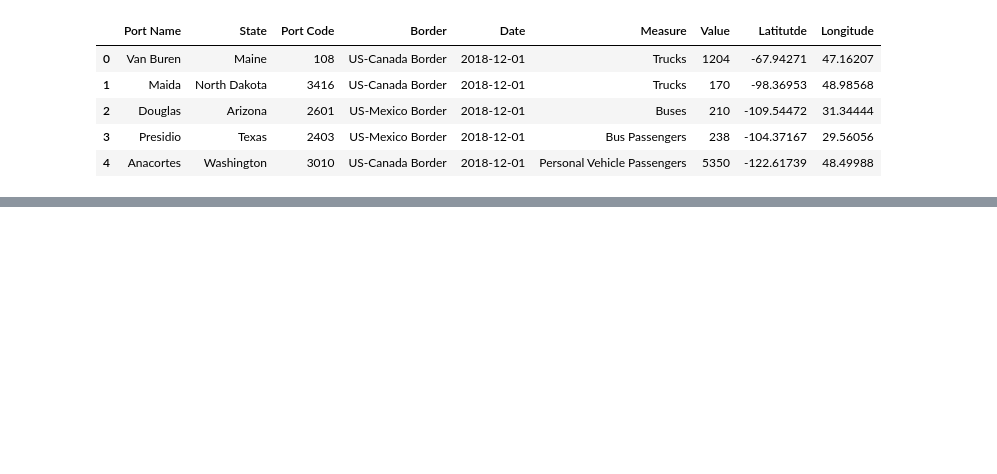
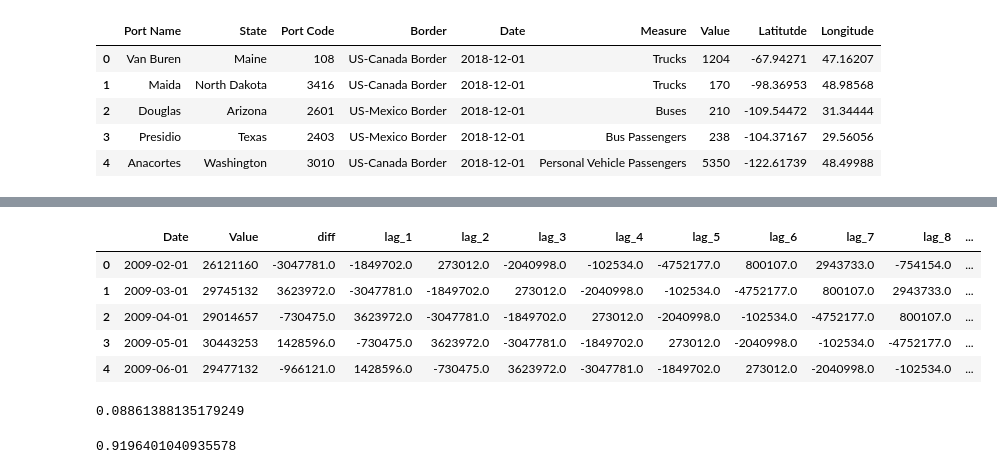
Before and after one commit to RHaile/final_project, a Jupyter notebook: Border_Crossing_Model.ipynb, the cells around one changed output, grey strips where cells are left out. Cells and saved outputs as stored; diff of their text form; code cells hidden in the pictures; blank space fills up the shorter version.

```diff
--- a/Border_Crossing_Model.ipynb
+++ b/Border_Crossing_Model.ipynb
@@ -23,8 +29,3 @@ df.head()
 | 2 | Douglas | Arizona | 2601 | US-Mexico Border | 2018-12-01 | Buses | 210 | -109.54472 | 31.34444 |
 | 3 | Presidio | Texas | 2403 | US-Mexico Border | 2018-12-01 | Bus Passengers | 238 | -104.37167 | 29.56056 |
 | 4 | Anacortes | Washington | 3010 | US-Canada Border | 2018-12-01 | Personal Vehicle Passengers | 5350 | -122.61739 | 48.49988 |
-# %%
-# trying 1
-df['Month_year'] = df['Date'].dt.to_period('M')
-df['Month_year'].values.astype('datetime64[M]')
-df.head()
@@ -174,0 +32,6 @@ valid
+# %%
+df['Date'] = df['Date'].dt.year.astype('str') + '-' + df['Date'].dt.month.astype('str') + '-01'
+df['Date'] = pd.to_datetime(df['Date'])
+
+df = df.groupby('Date').Value.sum().reset_index()
+df.head()
@@ -174,0 +45,7 @@ valid
+# %%
+# Getting difference between value from last month - since it has pattern by month
+df_diff = df.copy()
+df_diff['Prev_value'] = df_diff['Value'].shift(1)
+df_diff = df_diff.dropna()
+df_diff['diff'] = (df_diff['Value'] - df_diff['Prev_value'])
+df_diff.head(10)
@@ -174,0 +64,41 @@ valid
+# %%
+# Transform time series
+df_feature = df_diff.drop(['Prev_value'],axis=1)
+for inc in range(1,13):
+    field_name = 'lag_' + str(inc)
+    df_feature[field_name] = df_feature['diff'].shift(inc)
+df_feature = df_supervised.dropna().reset_index(drop=True)
+df_feature.head()
+# %% [output]
+|  | Date | Value | diff | lag_1 | lag_2 | lag_3 | lag_4 | lag_5 | lag_6 | lag_7 | lag_8 | ... |
+| 0 | 2009-02-01 | 26121160 | -3047781.0 | -1849702.0 | 273012.0 | -2040998.0 | -102534.0 | -4752177.0 | 800107.0 | 2943733.0 | -754154.0 | ... |
+| 1 | 2009-03-01 | 29745132 | 3623972.0 | -3047781.0 | -1849702.0 | 273012.0 | -2040998.0 | -102534.0 | -4752177.0 | 800107.0 | 2943733.0 | ... |
+| 2 | 2009-04-01 | 29014657 | -730475.0 | 3623972.0 | -3047781.0 | -1849702.0 | 273012.0 | -2040998.0 | -102534.0 | -4752177.0 | 800107.0 | ... |
+| 3 | 2009-05-01 | 30443253 | 1428596.0 | -730475.0 | 3623972.0 | -3047781.0 | -1849702.0 | 273012.0 | -2040998.0 | -102534.0 | -4752177.0 | ... |
+| 4 | 2009-06-01 | 29477132 | -966121.0 | 1428596.0 | -730475.0 | 3623972.0 | -3047781.0 | -1849702.0 | 273012.0 | -2040998.0 | -102534.0 | ... |
+# %%
+# Adjusted R-squared
+import statsmodels.formula.api as smf
+# Regression formula
+model = smf.ols(formula='diff ~ lag_1', data=df_feature)
+# Fit the regression
+model_fit = model.fit()
+# Extract the adjusted r-squared
+regression_adj_rsq = model_fit.rsquared_adj
+print(regression_adj_rsq)
+
+#lag_1 - 3% variation
+# %% [output]
+0.08861388135179249
+# %%
+# Adjusted R-squared
+import statsmodels.formula.api as smf
+# Regression formula
+model = smf.ols(formula='diff ~ lag_1 + lag_2 + lag_3 + lag_4 + lag_5 + lag_6 + lag_7 + lag_8 + lag_9 + lag_10 + lag_11 + lag_12', data=df_feature)
+# Fit the regression
+model_fit = model.fit()
+# Extract the adjusted r-squared
+regression_adj_rsq = model_fit.rsquared_adj
+print(regression_adj_rsq)
+# %% [output]
+0.9196401040935578
```
Also changed, not shown: parts of 30 cells of this notebook.
